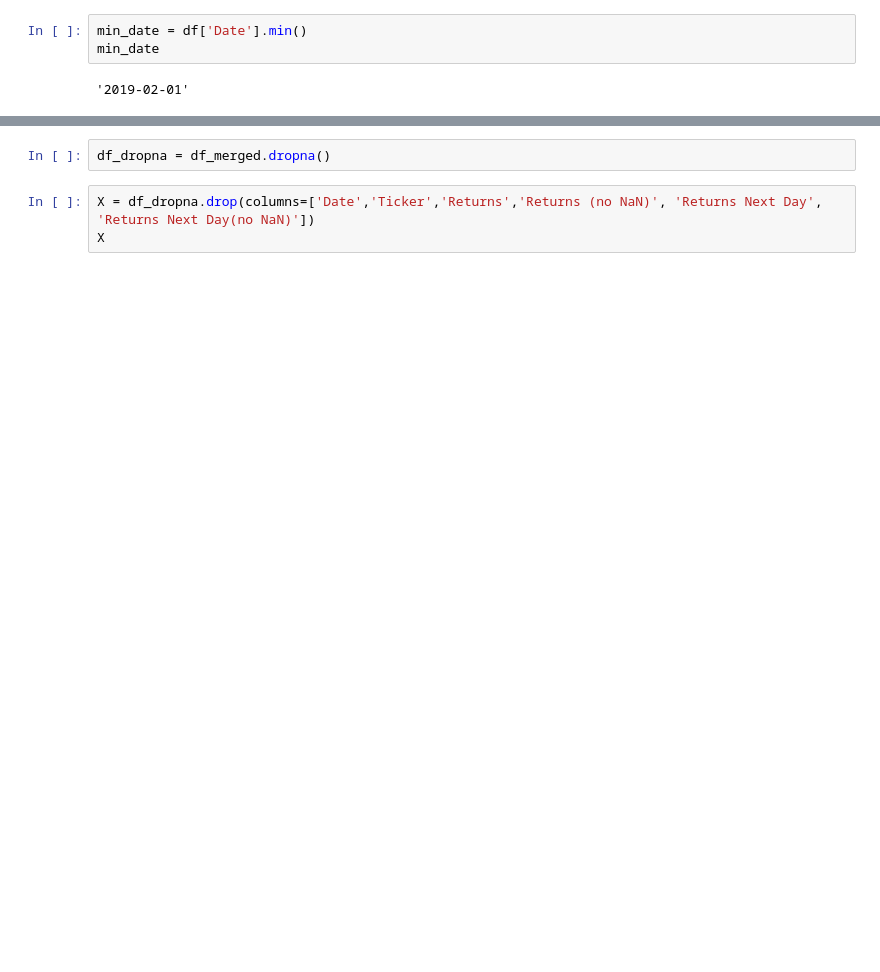
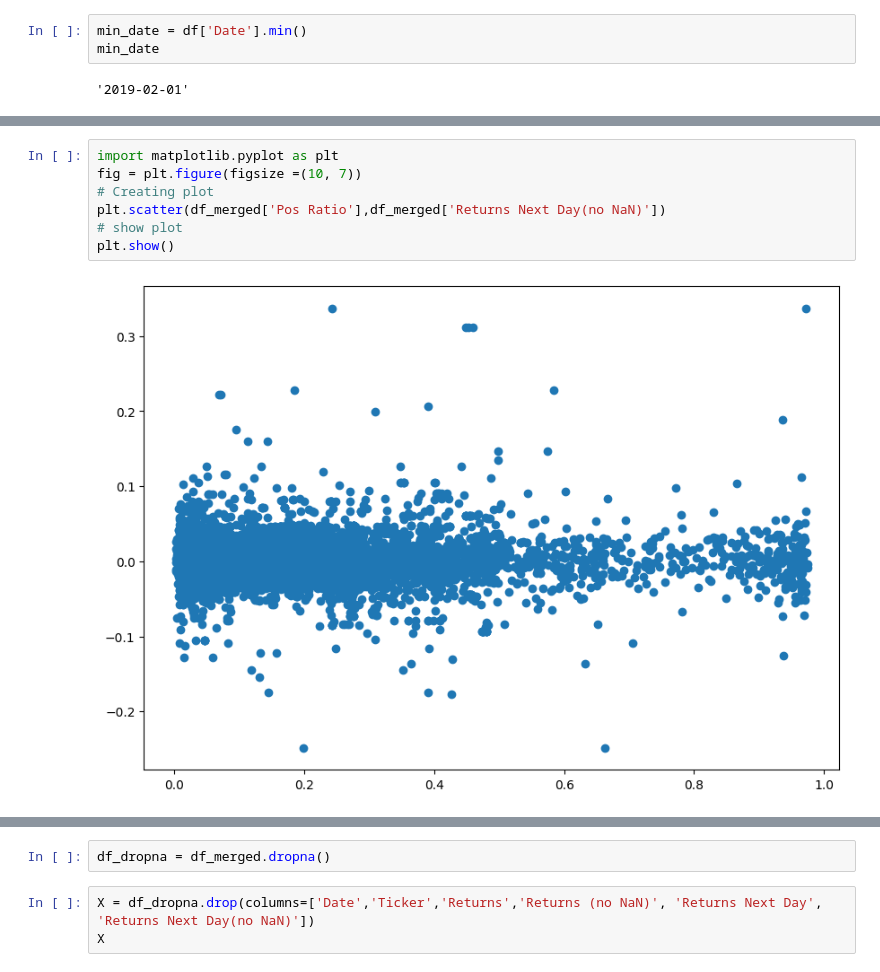
Before and after one commit to Kussil/Financial_Sentiment_LLM, a Jupyter notebook: 04_Stock_Modeling/Stock_Modeling.ipynb, the cells around one changed output, grey strips where cells are left out. Saved outputs shown, nothing was run; the diff lists cells and outputs as text; blank space fills up the shorter version.

```diff
--- a/04_Stock_Modeling/Stock_Modeling.ipynb
+++ b/04_Stock_Modeling/Stock_Modeling.ipynb
@@ -107,3 +145,12 @@ df_merged
+# %%
+import matplotlib.pyplot as plt
+fig = plt.figure(figsize =(10, 7))
+# Creating plot
+plt.scatter(df_merged['Pos Ratio'],df_merged['Returns Next Day(no NaN)'])
+# show plot
+plt.show()
+# %% [output]
+[figure, added]
 # %%
 # save csv locally
 df_merged.to_csv('/content/sample_data/sent_stock_data.csv', index=False)
```
Also changed, not shown: parts of 17 cells of this notebook.
